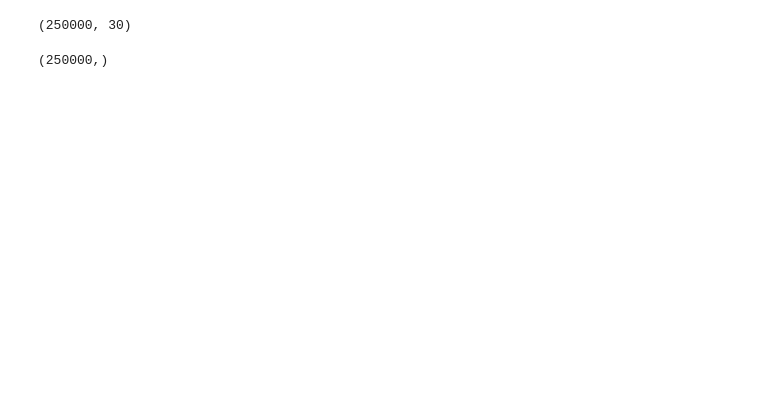
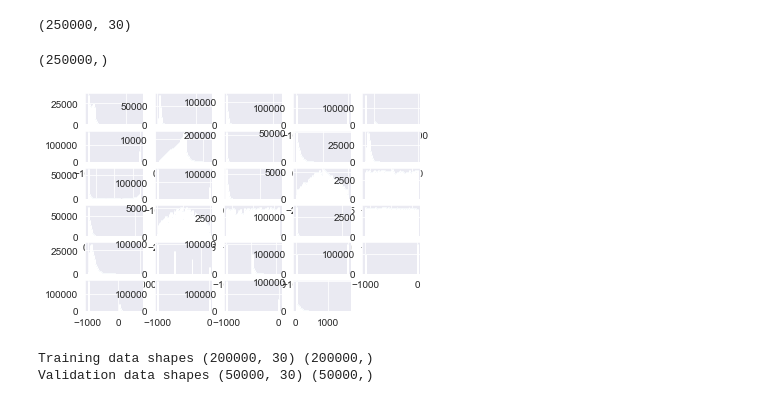
Before and after one commit to CS-433/ml-project-1-zml, a Jupyter notebook: project_1.ipynb, the cells around one changed output. Drawn from its saved outputs; the diff is of its cells as text; code cells hidden in the pictures; blank space fills up the shorter version.

```diff
--- a/project_1.ipynb
+++ b/project_1.ipynb
@@ -9,5 +10,7 @@ import matplotlib.pyplot as plt
 # Load the data
 # %%
 from helpers import *
+from utils import *
 path_dataset = 'train.csv'
-X, Y= load_data(path_dataset)
+y, X, ids = load_csv_data(path_dataset)
+y[np.where(y == -1)] = 0
@@ -22,2 +23,9 @@ Y.shape
 # %% [output]
 (250000,)
+# %%
+N_feature = X.shape[1]
+for i in range(1, N_feature):
+    plt.subplot(6,5,i)
+    plt.hist(X[:,i], bins = 70)
+# %% [output]
+[figure, added]
@@ -23,0 +42,7 @@ Y.shape
+# %%
+X_train,X_test,y_train,y_test = split_data(X, y, 0.8)
+print("Training data shapes", X_train.shape, y_train.shape)
+print("Validation data shapes", X_test.shape, y_test.shape)
+# %% [output]
+Training data shapes (200000, 30) (200000,)
+Validation data shapes (50000, 30) (50000,)
```
Also changed, not shown: parts of 21 cells of this notebook, 1 other file.
